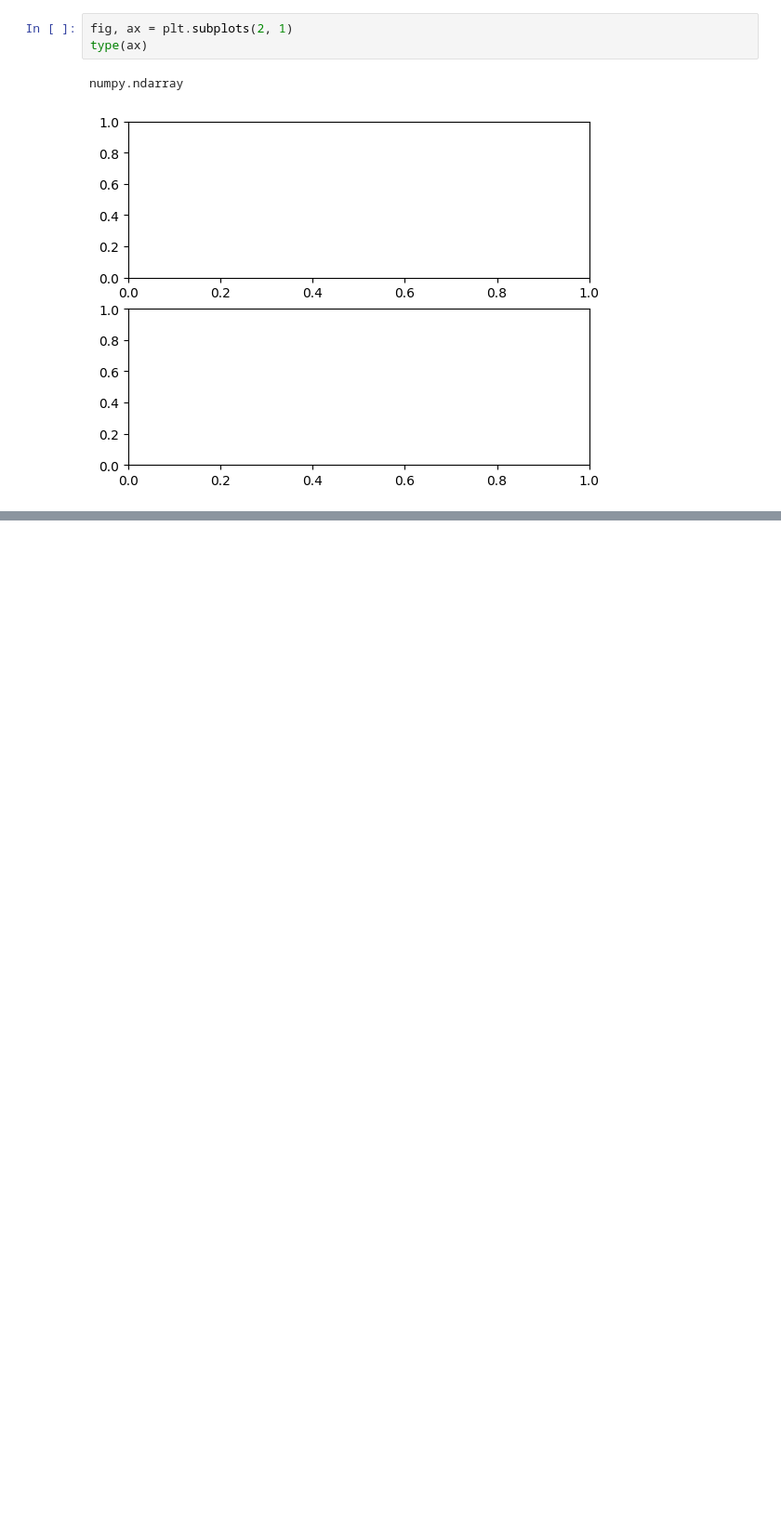
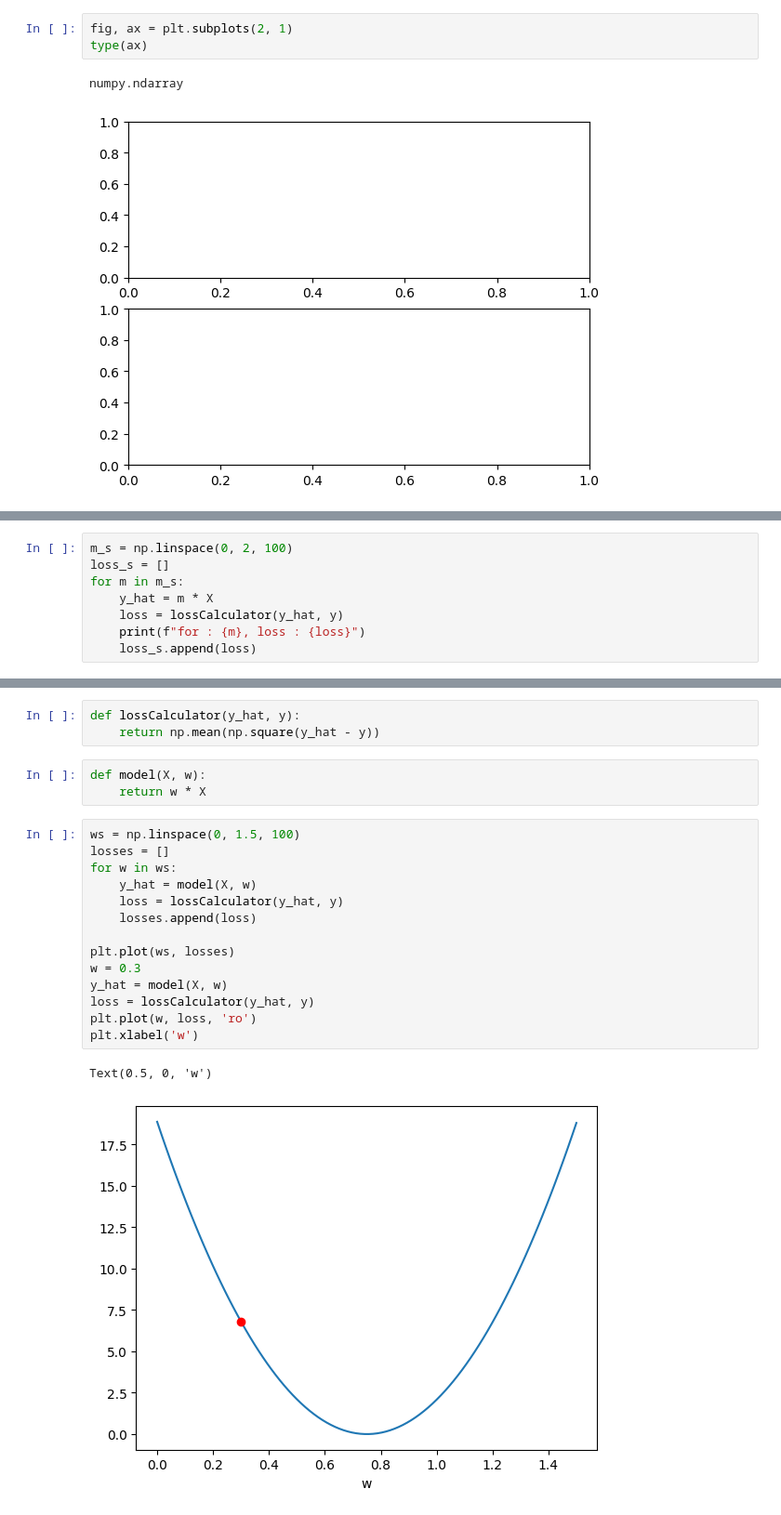
Before and after one commit to swapnashis/Intro_to_AI-BKIAC, a Jupyter notebook: Class-5/cls_05.ipynb, the cells around one changed output, grey strips where cells are left out. Shown at 93% size. Cells and saved outputs as stored; diff of their text form; blank space fills up the shorter version.

```diff
--- a/Class-5/cls_05.ipynb
+++ b/Class-5/cls_05.ipynb
@@ -621,0 +767,8 @@ ax
+# %%
+m_s = np.linspace(0, 2, 100)
+loss_s = []
+for m in m_s:
+    y_hat = m * X
+    loss = lossCalculator(y_hat, y)
+    print(f"for : {m}, loss : {loss}")
+    loss_s.append(loss)
@@ -621,0 +803,23 @@ ax
+# %%
+def lossCalculator(y_hat, y):
+    return np.mean(np.square(y_hat - y))
+# %%
+def model(X, w):
+    return w * X
+# %%
+ws = np.linspace(0, 1.5, 100)
+losses = []
+for w in ws:
+    y_hat = model(X, w)
+    loss = lossCalculator(y_hat, y)
+    losses.append(loss)
+
+plt.plot(ws, losses)
+w = 0.3
+y_hat = model(X, w)
+loss = lossCalculator(y_hat, y)
+plt.plot(w, loss, 'ro')
+plt.xlabel('w')
+# %% [output]
+Text(0.5, 0, 'w')
+[figure, added]
```
Also changed, not shown: parts of 33 cells of this notebook, 16 other files.
